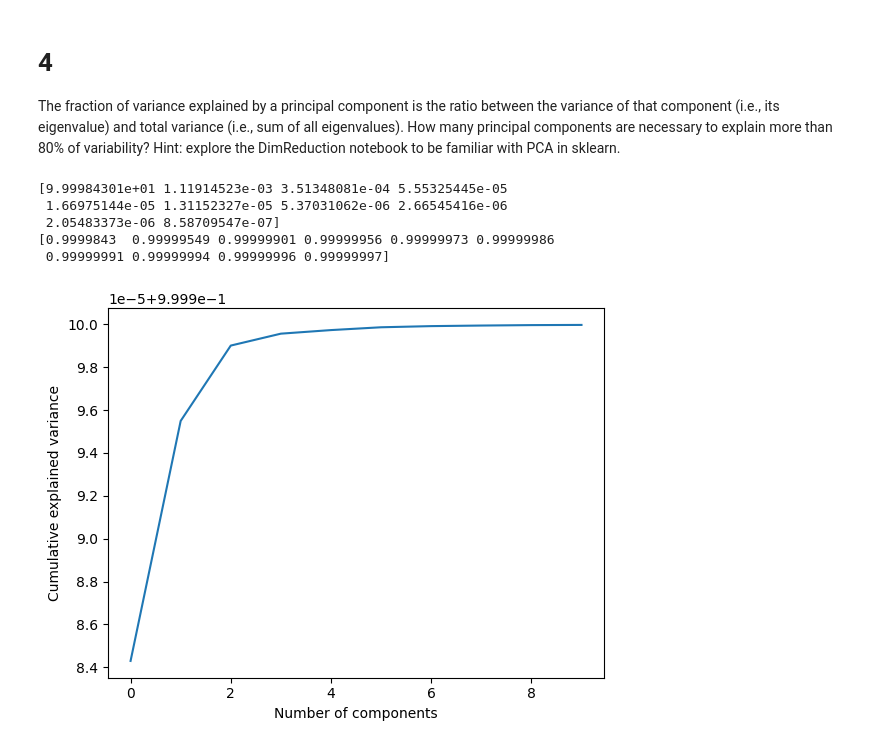
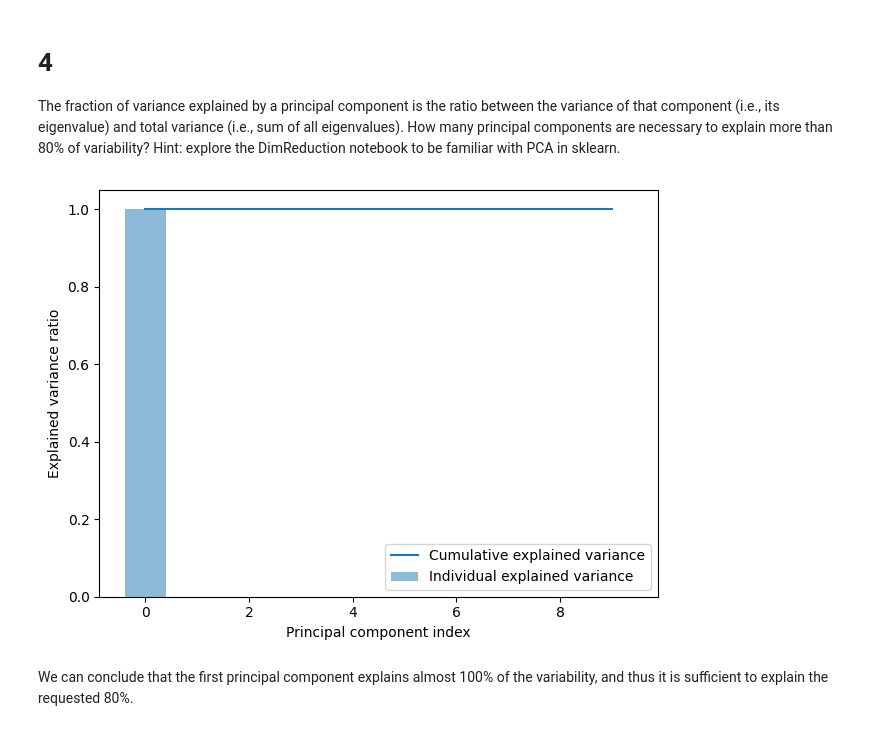
Before and after one commit to jjasferreira/data-exploration-py, a Jupyter notebook: hw04/hw04.ipynb, the cells around one changed output. Cells and saved outputs as stored; diff of their text form; code cells hidden in the pictures.

```diff
--- a/hw04/hw04.ipynb
+++ b/hw04/hw04.ipynb
@@ -155,10 +147,12 @@ scaler = MinMaxScaler()
 scaler.fit_transform(X)
 truth = np.array(LabelEncoder().fit_transform(df['class']))
 
-# Determine the two most informative features
+# Determine the 10 most informative features
 pca = PCA(n_components=10)
 pca.fit(X)
-print((pca.explained_variance_ratio_) * 100)
+
+#
+print((pca.explained_variance_ratio_))
 cs = np.cumsum(pca.explained_variance_ratio_)
 print(cs)
 
@@ -166,10 +160,39 @@ plt.plot(cs)
 plt.xlabel('Number of components')
 plt.ylabel('Cumulative explained variance')
 plt.show()
-# %% [output]
-[9.99984301e+01 1.11914523e-03 3.51348081e-04 5.55325445e-05
- 1.66975144e-05 1.31152327e-05 5.37031062e-06 2.66545416e-06
- 2.05483373e-06 8.58709547e-07]
-[0.9999843  0.99999549 0.99999901 0.99999956 0.99999973 0.99999986
- 0.99999991 0.99999994 0.99999996 0.99999997]
-[figure, removed]
+# %%
+import pandas as pd
+import numpy as np
+from scipy.io.arff import loadarff
+from sklearn.preprocessing import LabelEncoder
+from sklearn.preprocessing import MinMaxScaler
+from sklearn.cluster import KMeans
+from sklearn.decomposition import PCA
+from sklearn import metrics
+import matplotlib.pyplot as plt
+
+# Read the pd_speech.arff file and separate input from output data, to encode as numeric
+data = loadarff('pd_speech.arff')
+
+df = pd.DataFrame(data[0])
+X = df.drop('class', axis=1)
+#scaler = MinMaxScaler()
+#scaler.fit_transform(X)
+
+# Determine the features which account for 80% of the variance
+pca = PCA(n_components=10)
+X_pca = pca.fit(X)
+exp_var_pca = pca.explained_variance_ratio_
+cs_eigenvalues = np.cumsum(exp_var_pca)
+
+plt.bar(range(0,len(exp_var_pca)), exp_var_pca, alpha=0.5, align='center', label='Individual explained variance')
+plt.step(range(0,len(cs_eigenvalues)), cs_eigenvalues, where='mid',label='Cumulative explained variance')
+plt.ylabel('Explained variance ratio')
+plt.xlabel('Principal component index')
+plt.legend(loc='best')
+plt.tight_layout()
+plt.show()
+# %% [output]
+[figure, added]
+# %% [markdown]
+We can conclude that the first principal component explains almost 100% of the variability, and thus it is sufficient to explain the requested 80%.
```
Also changed, not shown: parts of 3 cells of this notebook.
